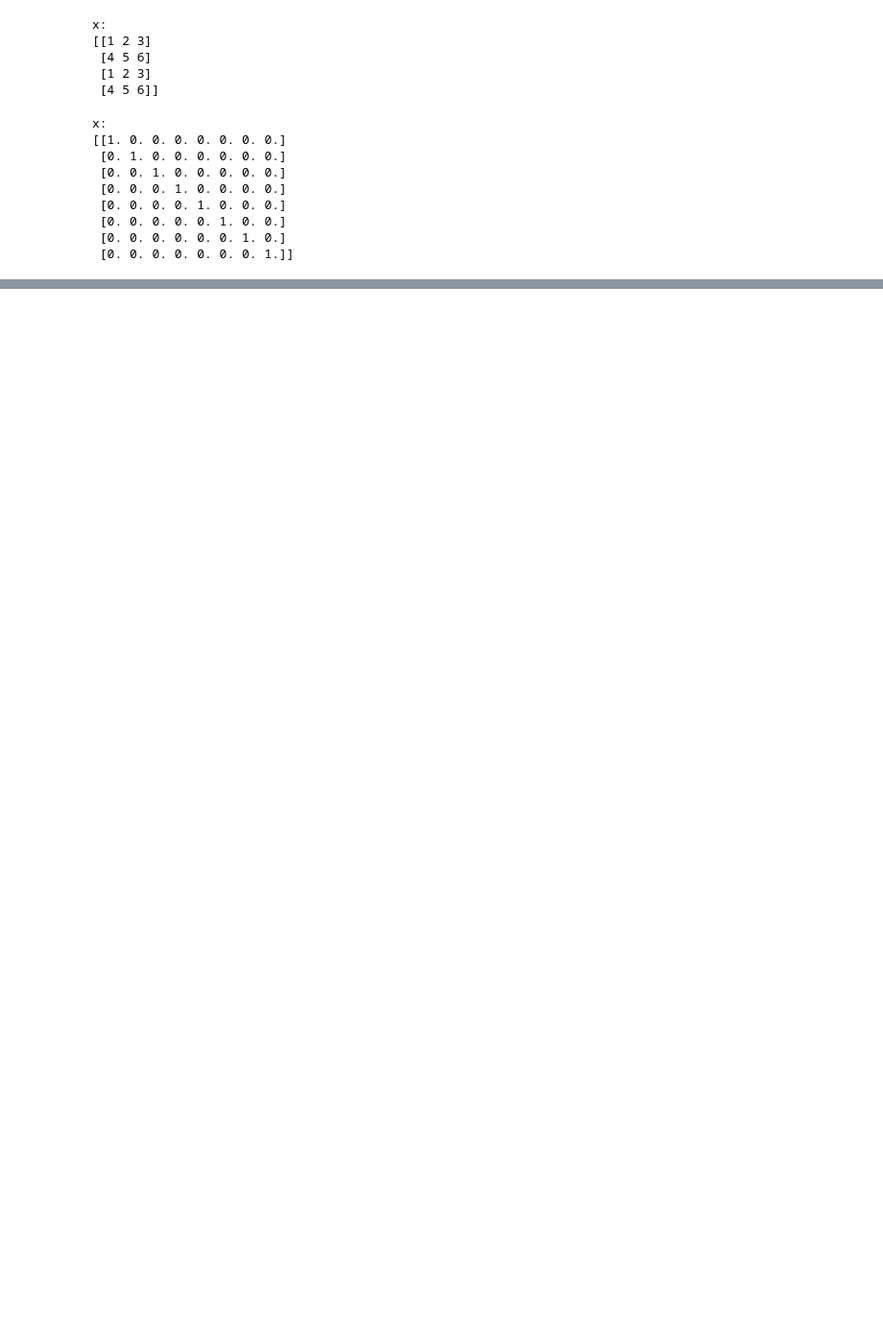
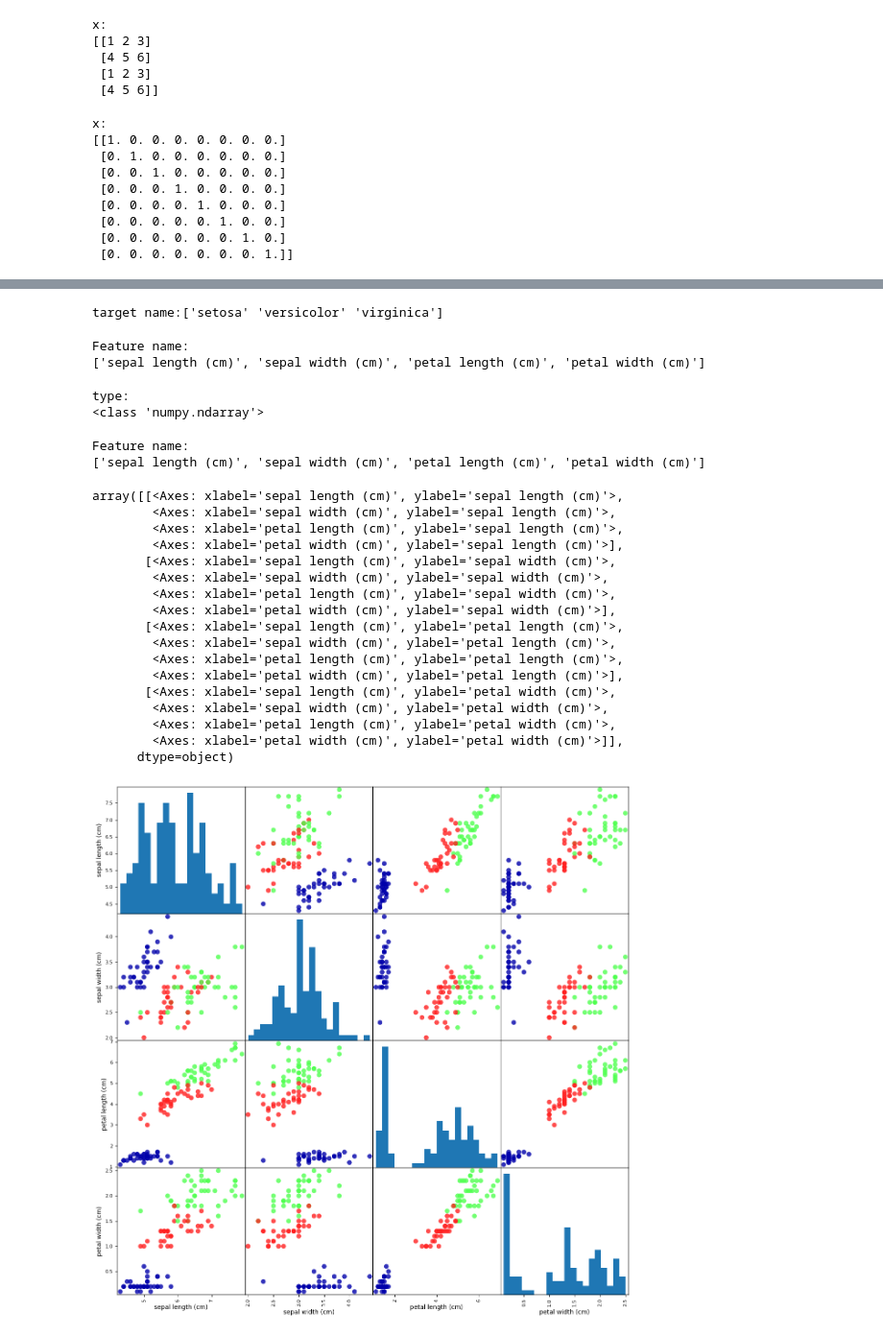
Before and after one commit to shiv4j/cmrcet, a Jupyter notebook: Welcome_To_Colab.ipynb, the cells around one changed output, grey strips where cells are left out. Shown: that part at 96% size. Saved outputs shown, nothing was run; the diff lists cells and outputs as text; code cells hidden in the pictures; blank space fills up the shorter version.

```diff
--- a/Welcome_To_Colab.ipynb
+++ b/Welcome_To_Colab.ipynb
@@ -215,0 +55,4 @@ These are a few of the notebooks related to Machine Learning, including Google's
+# %%
+from sklearn.datasets import load_iris
+iris_dataset=load_iris()
+print("Keys of iris_dataset:\n{}".format(iris_dataset.keys()))
@@ -215,0 +75,19 @@ These are a few of the notebooks related to Machine Learning, including Google's
+# %%
+print("target name:{}".format(iris_dataset['target_names']))
+# %% [output]
+target name:['setosa' 'versicolor' 'virginica']
+# %%
+print("Feature name:\n{}".format(iris_dataset['feature_names']))
+# %% [output]
+Feature name:
+['sepal length (cm)', 'sepal width (cm)', 'petal length (cm)', 'petal width (cm)']
+# %%
+C
+# %% [output]
+type:
+<class 'numpy.ndarray'>
+# %%
+print("Feature name:\n{}".format(iris_dataset['feature_names']))
+# %% [output]
+Feature name:
+['sepal length (cm)', 'sepal width (cm)', 'petal length (cm)', 'petal width (cm)']
@@ -215,0 +96,25 @@ These are a few of the notebooks related to Machine Learning, including Google's
+# %%
+from sklearn.model_selection import train_test_split
+X_train,X_test,y_train,y_test=train_test_split(iris_dataset['data'],iris_dataset['target'],random_state=0)
+# %%
+iris_dataframe=pd.DataFrame(X_train,columns=iris_dataset.feature_names)
+pd.plotting.scatter_matrix(iris_dataframe,c=y_train,figsize=(15,15),marker='o',hist_kwds={'bins':20},s=60,alpha=.8,cmap=mglearn.cm3)
+# %% [output]
+array([[<Axes: xlabel='sepal length (cm)', ylabel='sepal length (cm)'>,
+        <Axes: xlabel='sepal width (cm)', ylabel='sepal length (cm)'>,
+        <Axes: xlabel='petal length (cm)', ylabel='sepal length (cm)'>,
+        <Axes: xlabel='petal width (cm)', ylabel='sepal length (cm)'>],
+       [<Axes: xlabel='sepal length (cm)', ylabel='sepal width (cm)'>,
+        <Axes: xlabel='sepal width (cm)', ylabel='sepal width (cm)'>,
+        <Axes: xlabel='petal length (cm)', ylabel='sepal width (cm)'>,
+        <Axes: xlabel='petal width (cm)', ylabel='sepal width (cm)'>],
+       [<Axes: xlabel='sepal length (cm)', ylabel='petal length (cm)'>,
+        <Axes: xlabel='sepal width (cm)', ylabel='petal length (cm)'>,
+        <Axes: xlabel='petal length (cm)', ylabel='petal length (cm)'>,
+        <Axes: xlabel='petal width (cm)', ylabel='petal length (cm)'>],
+       [<Axes: xlabel='sepal length (cm)', ylabel='petal width (cm)'>,
+        <Axes: xlabel='sepal width (cm)', ylabel='petal width (cm)'>,
+        <Axes: xlabel='petal length (cm)', ylabel='petal width (cm)'>,
+        <Axes: xlabel='petal width (cm)', ylabel='petal width (cm)'>]],
+      dtype=object)
+[figure, added]
```
Also changed, not shown: parts of 30 cells of this notebook.
